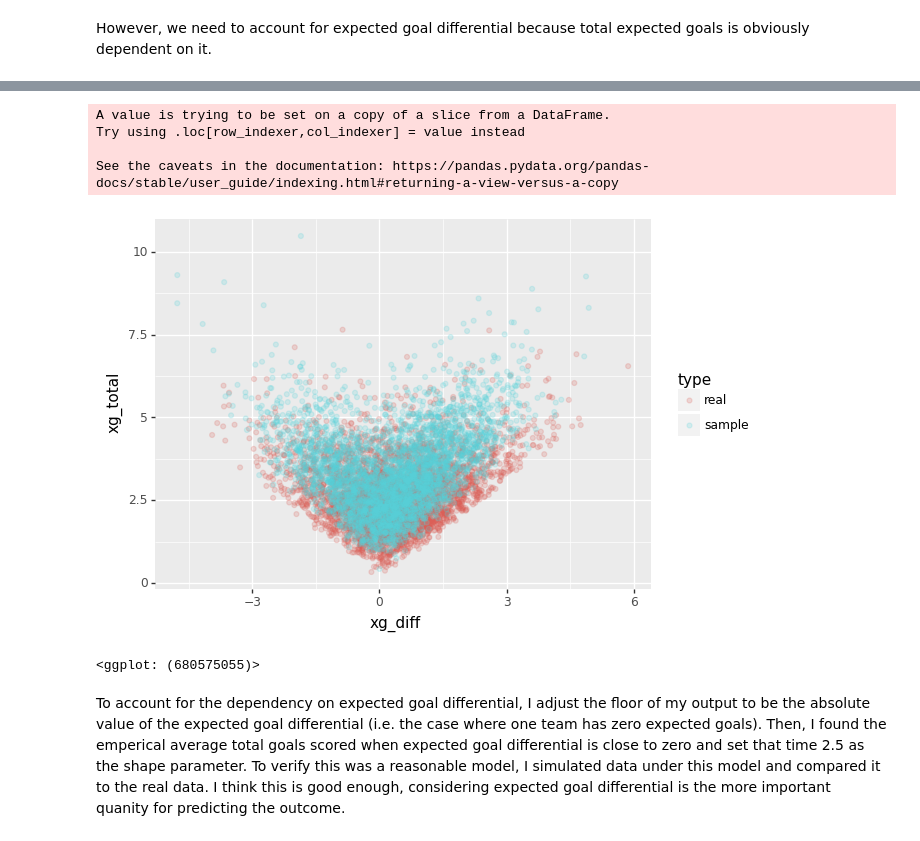
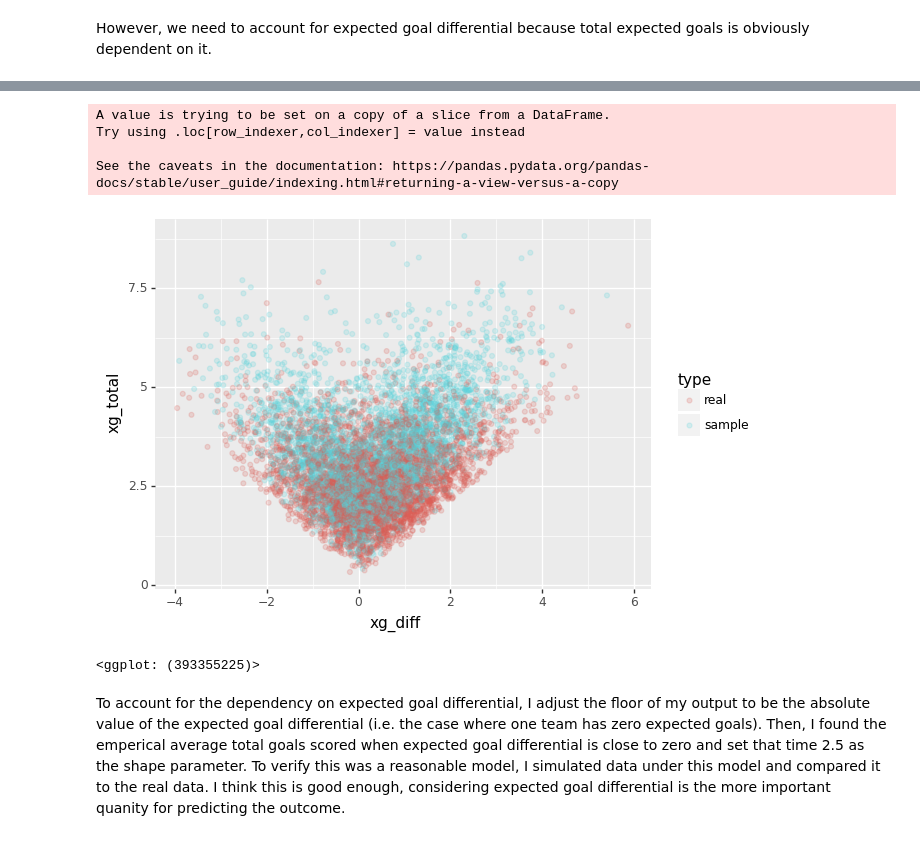
Before and after one commit to ryanyee3/epl_predictions_2022, a Jupyter notebook: exploratory.ipynb, the cells around one changed output, grey strips where cells are left out. Drawn from its saved outputs; the diff is of its cells as text; code cells hidden in the pictures.

Commit message:
randomized order of points on comparison graph

```diff
--- a/exploratory.ipynb
+++ b/exploratory.ipynb
@@ -65,16 +65,16 @@ ggplot(samples, aes("xg_diff", "xg_total")) + geom_point(aes(color="spi_diff"),
 # %%
 real_data = data[["spi_diff", "xg_diff", "xg_total"]]
 real_data["type"] = "real"
 sample_data = samples
 sample_data["type"] = "sample"
-graph_data = pd.concat([real_data, sample_data])
+graph_data = pd.concat([real_data, sample_data]).sample(frac=1)
 ggplot(graph_data, aes("xg_diff", "xg_total")) + geom_point(aes(color="type"), alpha=0.2)
 # %% [output]
 A value is trying to be set on a copy of a slice from a DataFrame.
 Try using .loc[row_indexer,col_indexer] = value instead
 
 See the caveats in the documentation: https://pandas.pydata.org/pandas-docs/stable/user_guide/indexing.html#returning-a-view-versus-a-copy
-[figure, old version]
+[figure, new version]
-<ggplot: (680575055)>
+<ggplot: (393355225)>
 # %% [markdown]
 To account for the dependency on expected goal differential, I adjust the floor of my output to be the absolute value of the expected goal differential (i.e. the case where one team has zero expected goals). Then, I found the emperical average total goals scored when expected goal differential is close to zero and set that time 2.5 as the shape parameter. To verify this was a reasonable model, I simulated data under this model and compared it to the real data. I think this is good enough, considering expected goal differential is the more important quanity for predicting the outcome.
```
Also changed, not shown: parts of 4 cells of this notebook.
